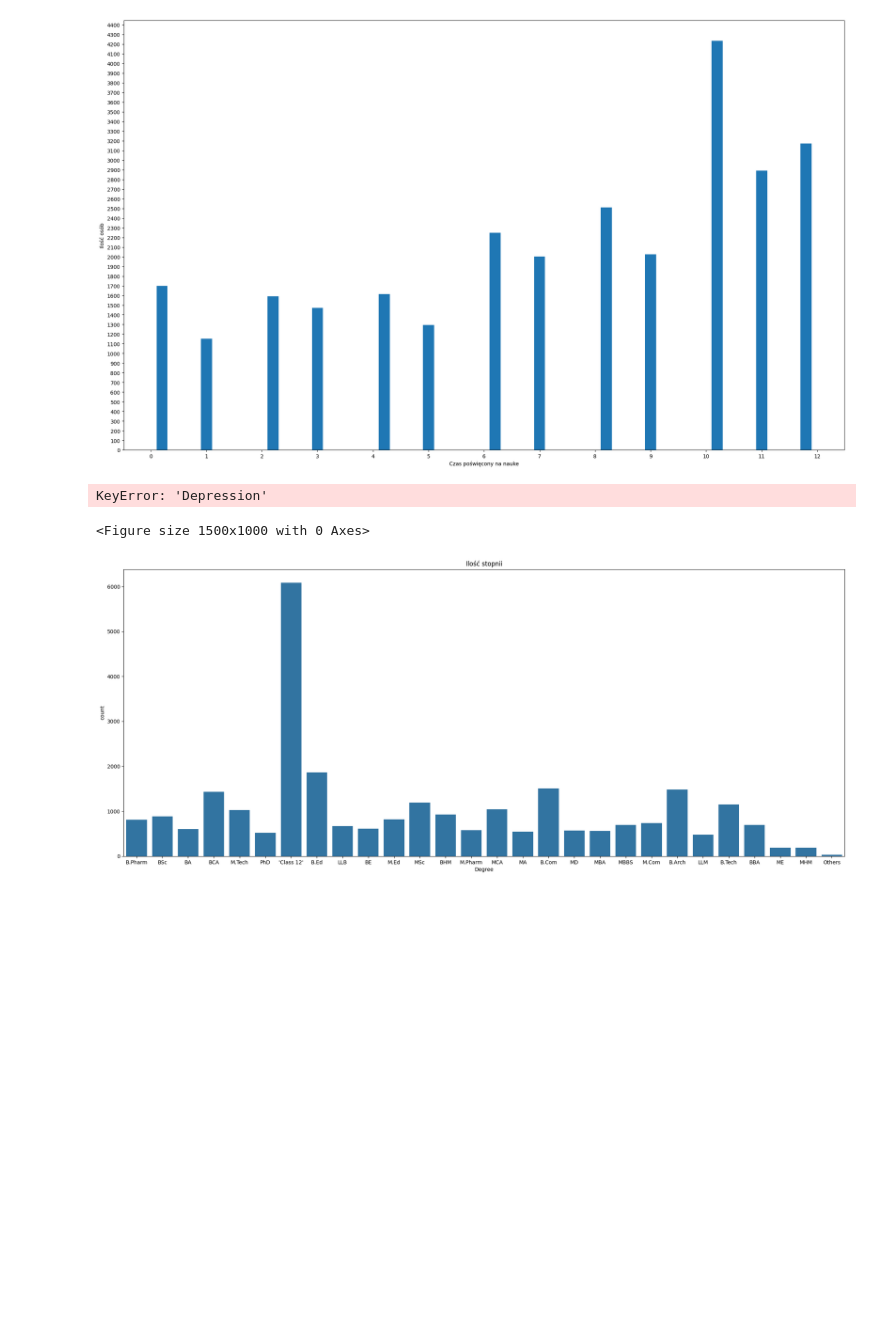
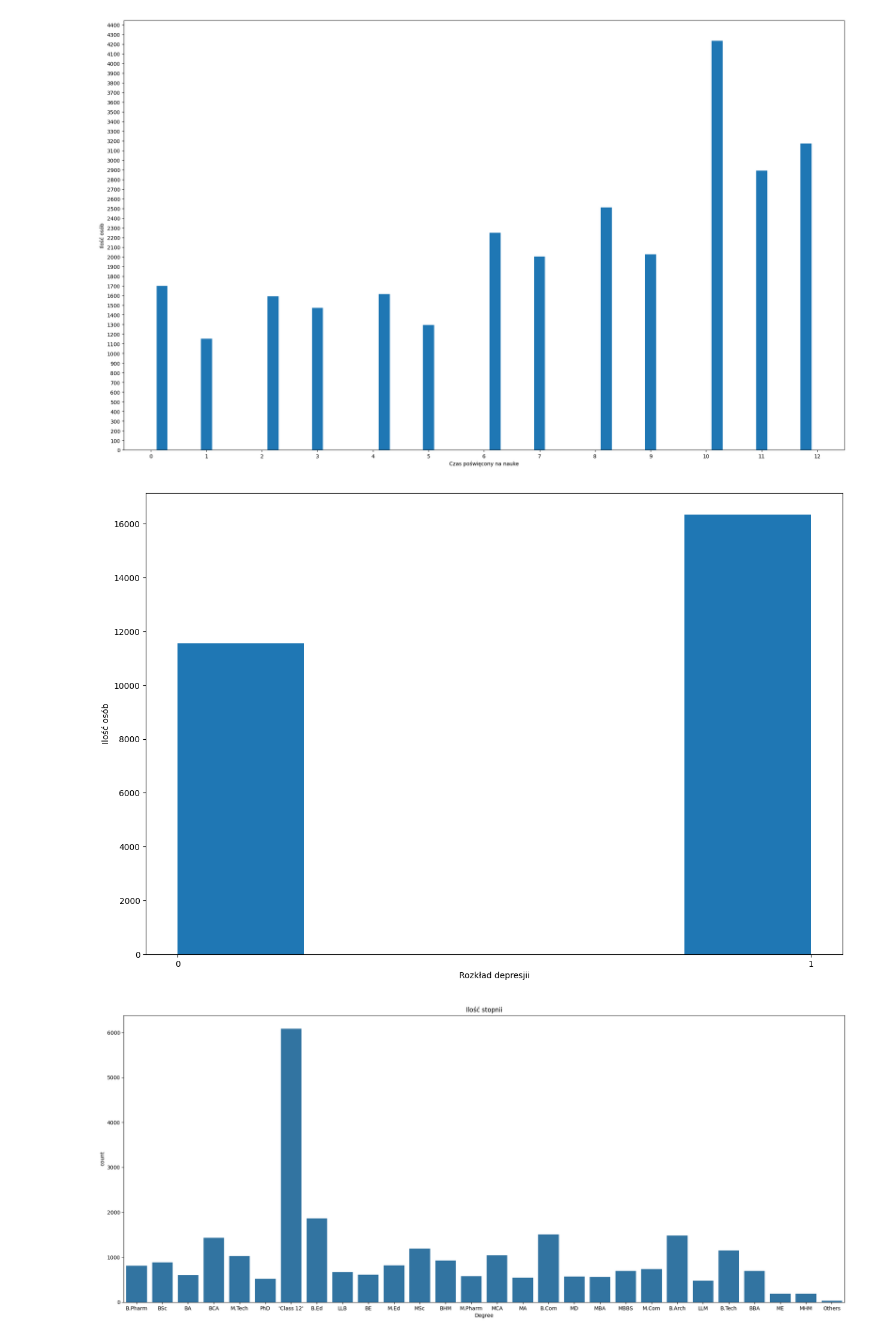
Before and after one commit to Suleyyy/ML_Depresja, a Jupyter notebook: Klasyfikacja_depresji.ipynb, the cells around one changed output. Saved outputs shown, nothing was run; the diff lists cells and outputs as text; code cells hidden in the pictures; blank space fills up the shorter version.

```diff
--- a/Klasyfikacja_depresji.ipynb
+++ b/Klasyfikacja_depresji.ipynb
@@ -136,14 +136,13 @@ plt.locator_params('y', nbins=50)
 [figure]
 # %%
 plt.figure(figsize=(15,10))
-plt.hist(data['Depression'], bins=5)
+plt.hist(target, bins=5)
 plt.ylabel('Ilość osób')
 plt.xlabel('Rozkład depresjii')
 plt.locator_params('x', nbins=1)
 plt.locator_params('y', nbins=10)
 # %% [output]
-KeyError: 'Depression'
-<Figure size 1500x1000 with 0 Axes>
+[figure, added]
 # %%
 plt.figure(figsize=(25,10))
 sns.countplot(x='Degree', data=data)
```
